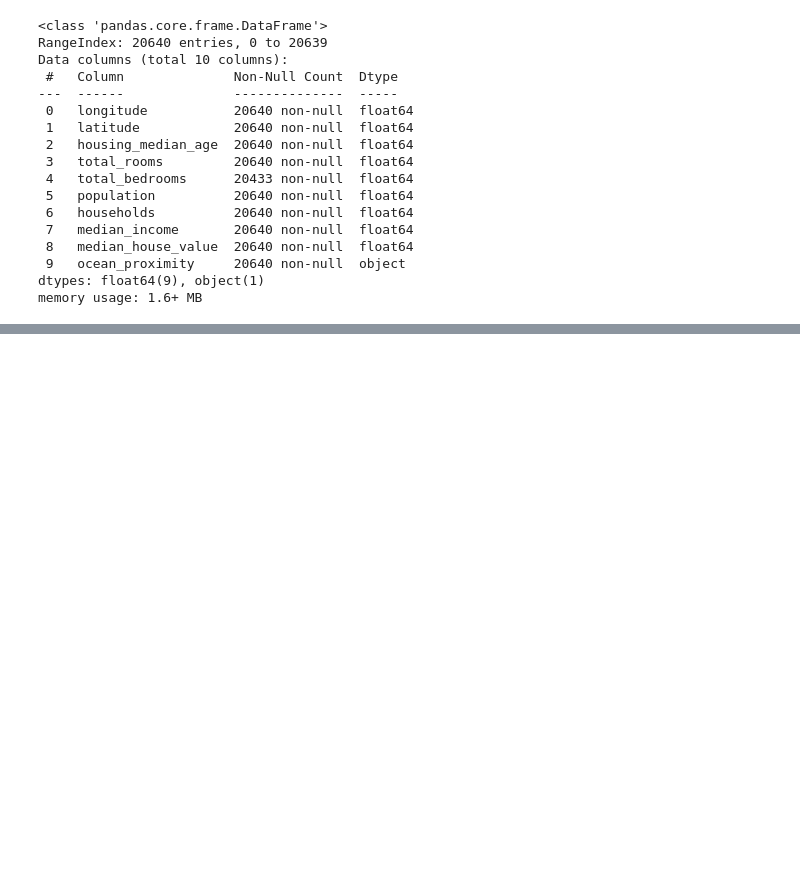
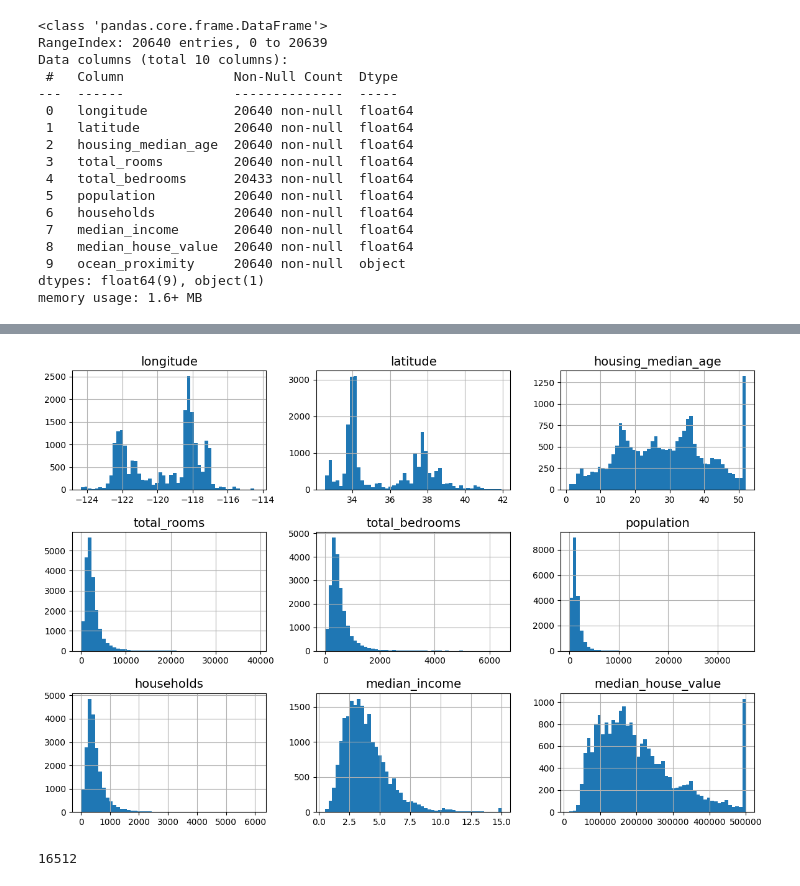
Before and after one commit to phonkakada/California-Housing-Prices-, a Jupyter notebook: sample.ipynb, the cells around one changed output, grey strips where cells are left out. Cells and saved outputs as stored; diff of their text form; code cells hidden in the pictures; blank space fills up the shorter version.

Commit message:
California-Housing-Prices

```diff
--- a/sample.ipynb
+++ b/sample.ipynb
@@ -56,0 +77,39 @@ housing.describe()
+# %%
+# Save Graph Image
+IMAGES_PATH = Path() / 'images/' 'end-to-end-project'
+IMAGES_PATH.mkdir(parents=True, exist_ok=True)
+
+def save_fig(fig_id, tight_layout=True, fig_extension='png' , resolution=300):
+    path = IMAGES_PATH / f"{fig_id}.{fig_extension}"
+    if tight_layout:
+        plt.tight_layout()
+    plt.savefig(path , format=fig_extension , dpi=resolution)
+# %%
+# Display Graph
+
+plt.rc('font', size=14)
+plt.rc('axes', labelsize=14 , titlesize=14)
+plt.rc('legend', fontsize=14)
+plt.rc('xtick', labelsize=10)
+plt.rc('ytick', labelsize=10)
+
+housing.hist(bins=50, figsize=(12,8))
+save_fig('attribute_histogram_plots')
+plt.show()
+# %% [output]
+[figure, added]
+# %%
+# Create Test Set
+np.random.seed(42)
+
+def  shuffle_and_split_data(data , test_radio):
+    shuffled_indices = np.random.permutation(len(data))
+    test_set_size = int(len(data) * test_radio)
+    test_indices = shuffled_indices[:test_set_size]
+    train_indices = shuffled_indices[test_set_size:]
+    return data.iloc[train_indices], data.iloc[test_indices]
+
+train_set, test_set = shuffle_and_split_data(housing, 0.2)
+len(train_set)
+# %% [output]
+16512
```
Also changed, not shown: parts of 6 cells of this notebook, 2 other files.
